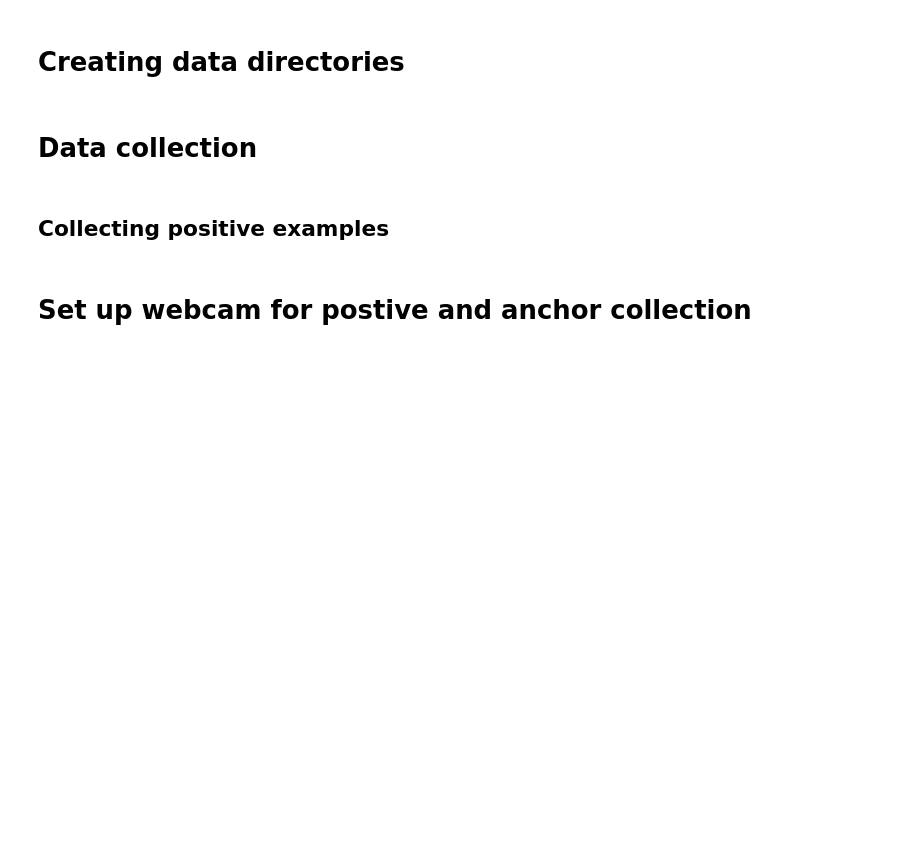
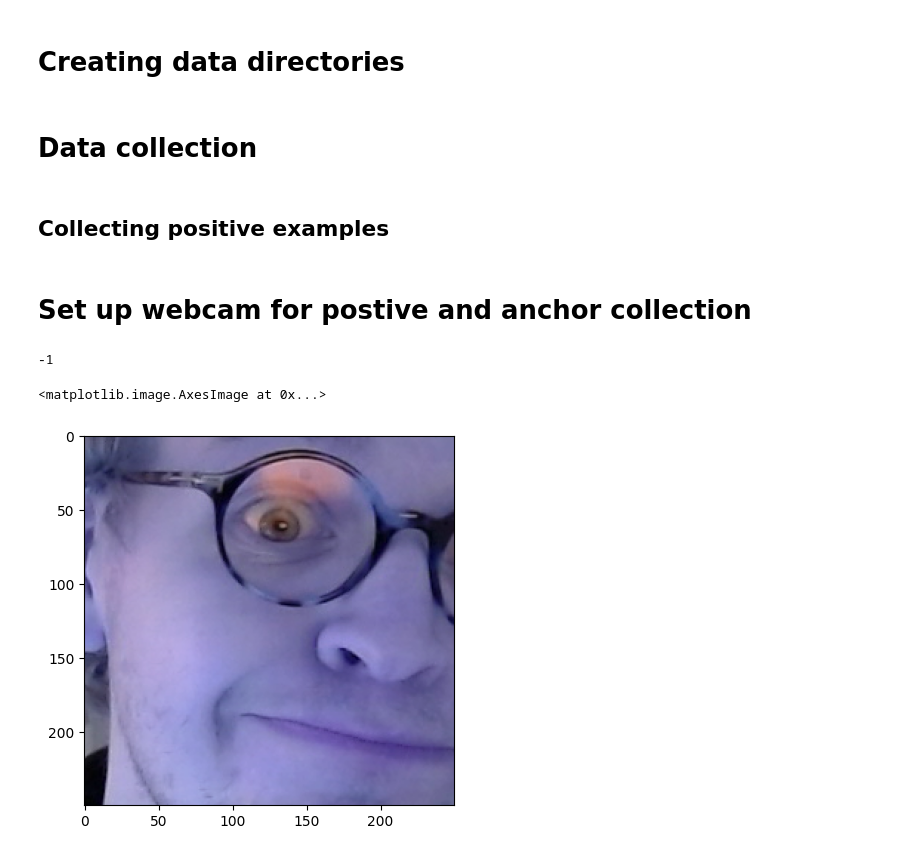
Before and after one commit to Cyrkryta/FacialRecognition, a Jupyter notebook: deepFaceRecognition.ipynb, the cells around one changed output. Cells and saved outputs as stored; diff of their text form; code cells hidden in the pictures; blank space fills up the shorter version.

Commit message:
camera functionality working

```diff
--- a/deepFaceRecognition.ipynb
+++ b/deepFaceRecognition.ipynb
@@ -79,32 +80,55 @@ for dir in os.listdir(lfw):
 shutil.rmtree("lfw-deepfunneled")
 # %% [markdown]
 # Set up webcam for postive and anchor collection
+# %%
+# Function for cutting the frame to match image data
+def center_crop(img, dim):
+    width, height  = img.shape[1], img.shape[0]
+
+    crop_width = dim[0] if dim[0]<img.shape[1] else img.shape[1]
+    crop_height = dim[1] if dim[1]<img.shape[0] else img.shape[0]
+
+    mid_x, mid_y = int(width/2), int(height/2)
+    cw2, ch2 = int(crop_width/2), int(crop_height/2)
+
+    crop_img = img[mid_y-ch2:mid_y+ch2, mid_x-cw2:mid_x+cw2, :]
+
+    return crop_img
 # %%
 # Constructing camera object
-deviceID = 0
+deviceID = 0 # 0-webcam, 1-laptop
 cap = cv2.VideoCapture(deviceID)
 
 # Error handling when opening the camera is not available
 if not cap.isOpened():
-    print("Cannot open the camera!")
     exit()
 
-while True:
+while cap.isOpened():
     # Capture return value and frame
     ret, frame = cap.read()
 
     # Error handling if no return value
     if not ret:
-        print("Cannot receive the frame requested. Exiting...")
         break
+
+    # Reduced the frame
+    size = (250, 250)
+    frame = center_crop(frame, size)
 
     # Show the frame
     cv2.imshow("Webcam frame", frame)
-
     # Creating quit key
-    if cv2.waitKey(1) == ord("q"):
+    if cv2.waitKey(1) & 0xFF == ord("q"):
         break
 
 # Release the capture and destroy frames
-    cap.release()
-    cv2.destroyAllWindows()
+cap.release()
+cv2.destroyAllWindows()
+cv2.waitKey(1)
+# %% [output]
+-1
+# %%
+plt.imshow(frame)
+# %% [output]
+<matplotlib.image.AxesImage at 0x...>
+[figure, added]
```
Also changed, not shown: parts of 2 cells of this notebook.
